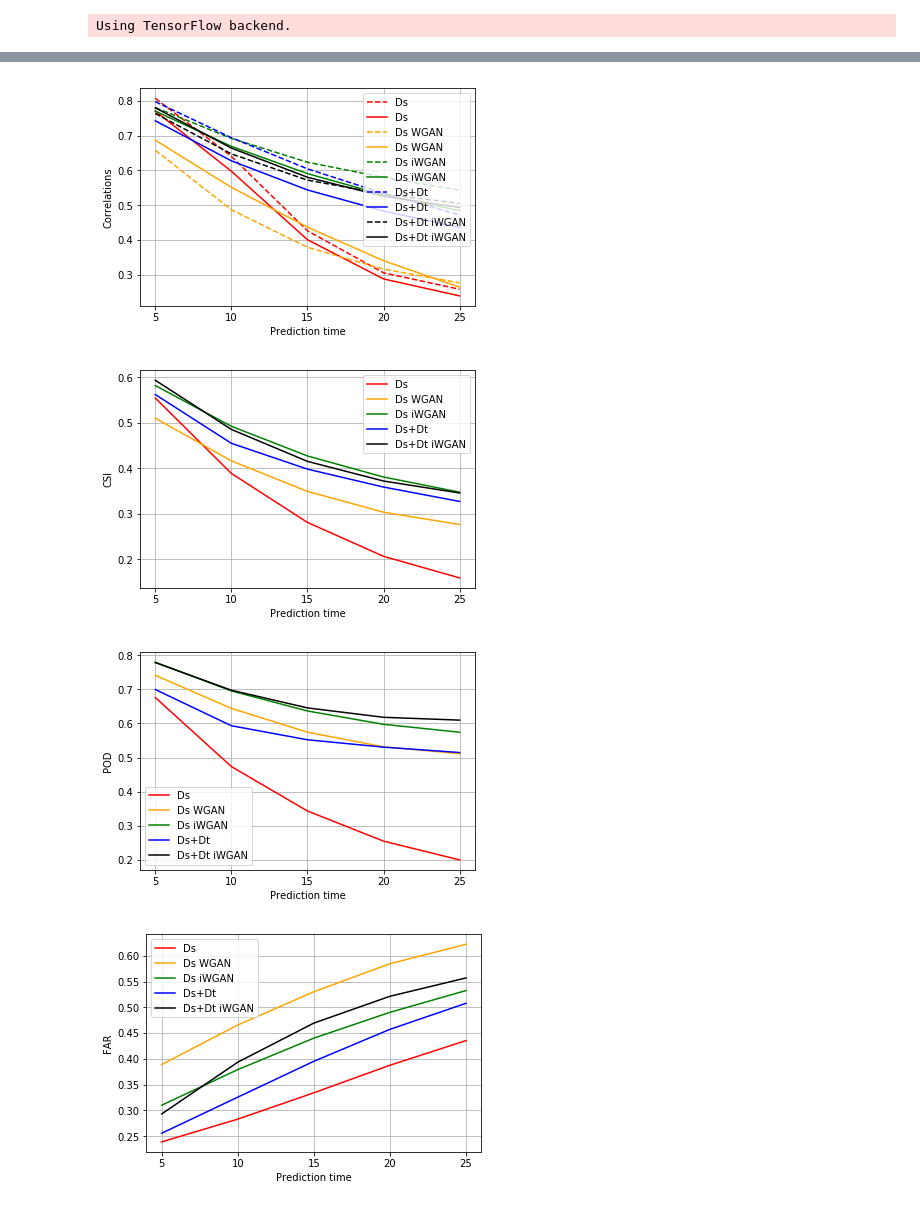
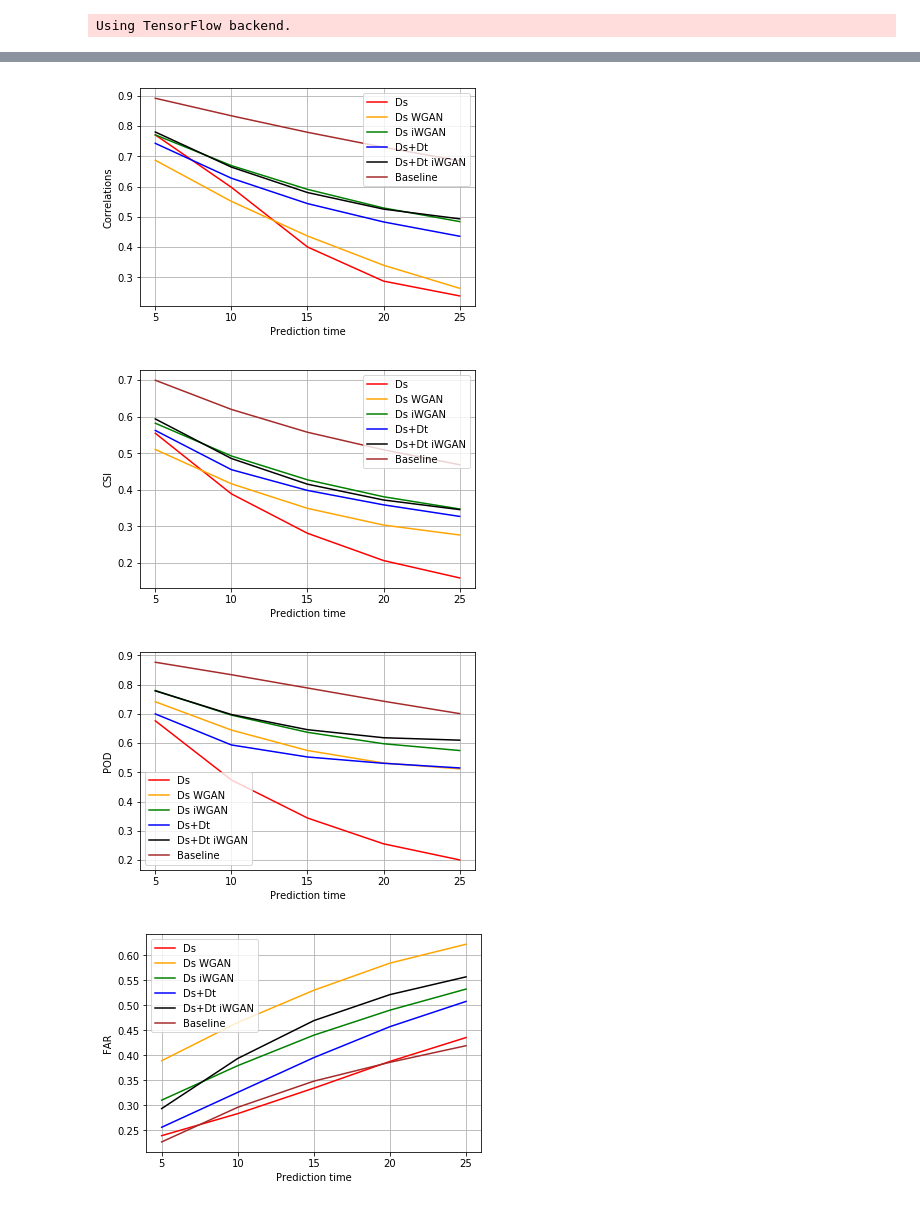
Before and after one commit to pkicsiny/ADL4CV_project, a Jupyter notebook: Result evaluations.ipynb, the cells around one changed output, grey strips where cells are left out. Saved outputs shown, nothing was run; the diff lists cells and outputs as text; code cells hidden in the pictures.

Commit message:
add baseline model comparison

```diff
--- a/Result evaluations.ipynb
+++ b/Result evaluations.ipynb
@@ -47,29 +53,32 @@ for model in scores.keys():
 n = 5
 # %%
 fig, ax1 = plt.subplots(1,1)
-ax1.plot(result["sgan_2-1"].reset_index()["corr_to_input"][:n], label="Ds", linestyle='--',c="r")
+#ax1.plot(result["sgan_2-1"].reset_index()["corr_to_input"][:n], label="Ds", linestyle='--',c="r")
 ax1.plot(result["sgan_2-1"].reset_index()["corr_to_truth"][:n], label="Ds", c="red")
 
-ax1.plot(result["sgan_2-1_w"].reset_index()["corr_to_input"][:n], label="Ds WGAN", linestyle='--',c="orange")
+#ax1.plot(result["sgan_2-1_w"].reset_index()["corr_to_input"][:n], label="Ds WGAN", linestyle='--',c="orange")
 ax1.plot(result["sgan_2-1_w"].reset_index()["corr_to_truth"][:n], label="Ds WGAN", c="orange")
 
-ax1.plot(result["sgan_2-1_iw"].reset_index()["corr_to_input"][:n], label="Ds iWGAN", linestyle='--',c="g")
+#ax1.plot(result["sgan_2-1_iw"].reset_index()["corr_to_input"][:n], label="Ds iWGAN", linestyle='--',c="g")
 ax1.plot(result["sgan_2-1_iw"].reset_index()["corr_to_truth"][:n], label="Ds iWGAN", c="green")
 
-ax1.plot(result["tgan_2-1"].reset_index()["corr_to_input"][:n], label="Ds+Dt", linestyle='--',c="b")
+#ax1.plot(result["tgan_2-1"].reset_index()["corr_to_input"][:n], label="Ds+Dt", linestyle='--',c="b")
 ax1.plot(result["tgan_2-1"].reset_index()["corr_to_truth"][:n], label="Ds+Dt", c="blue")
 
-ax1.plot(result["tgan_2-1_iw"].reset_index()["corr_to_input"][:n], label="Ds+Dt iWGAN", linestyle='--',c="k")
+#ax1.plot(result["tgan_2-1_iw"].reset_index()["corr_to_input"][:n], label="Ds+Dt iWGAN", linestyle='--',c="k")
 ax1.plot(result["tgan_2-1_iw"].reset_index()["corr_to_truth"][:n], label="Ds+Dt iWGAN", c="black")
+
+#ax1.plot(result["baseline_2-1"].reset_index()["corr_to_input"][:n], label="Baseline", linestyle='--',c="k")
+ax1.plot(result["baseline_2-1"].reset_index()["corr_to_truth"][:n], label="Baseline", c="brown")
 ax1.grid()
 plt.xticks(np.arange(0, n, 1))
 ax1.set_xticklabels(list(map(str,5*np.arange(0,len(result['sgan_2-1']))+5)))
 ax1.set_xlabel("Prediction time")
 ax1.set_ylabel("Correlations")
 ax1.legend(loc="upper right")
 plt.savefig("input_intensity_corrs")
 # %% [output]
-[figure, old version]
+[figure, new version]
 # %%
 fig, ax2 = plt.subplots(1,1)
 ax2.plot(result["sgan_2-1"].reset_index()["csi"][:n], label="Ds",c="r")
@@ -77,6 +86,7 @@ ax2.plot(result["sgan_2-1_w"].reset_index()["csi"][:n], label="Ds WGAN",c="orang
 ax2.plot(result["sgan_2-1_iw"].reset_index()["csi"][:n], label="Ds iWGAN",c="g")
 ax2.plot(result["tgan_2-1"].reset_index()["csi"][:n], label="Ds+Dt",c="b")
 ax2.plot(result["tgan_2-1_iw"].reset_index()["csi"][:n], label="Ds+Dt iWGAN",c="k")
+ax2.plot(result["baseline_2-1"].reset_index()["csi"][:n], label="Baseline",c="brown")
 
 ax2.set_xlabel("Prediction time")
 ax2.set_ylabel("CSI")
@@ -86,7 +96,7 @@ ax2.set_xticklabels(list(map(str,5*np.arange(0,len(result['sgan_2-1']))+5)))
 ax2.legend()
 plt.savefig("csi")
 # %% [output]
-[figure, old version]
+[figure, new version]
 # %%
 fig, ax2 = plt.subplots(1,1)
 ax2.plot(result["sgan_2-1"].reset_index()["pod"][:n], label="Ds",c="r")
@@ -94,6 +104,7 @@ ax2.plot(result["sgan_2-1_w"].reset_index()["pod"][:n], label="Ds WGAN",c="orang
 ax2.plot(result["sgan_2-1_iw"].reset_index()["pod"][:n], label="Ds iWGAN",c="g")
 ax2.plot(result["tgan_2-1"].reset_index()["pod"][:n], label="Ds+Dt",c="b")
 ax2.plot(result["tgan_2-1_iw"].reset_index()["pod"][:n], label="Ds+Dt iWGAN",c="k")
+ax2.plot(result["baseline_2-1"].reset_index()["pod"][:n], label="Baseline",c="brown")
 
 ax2.set_xlabel("Prediction time")
 ax2.set_ylabel("POD")
@@ -103,7 +114,7 @@ ax2.set_xticklabels(list(map(str,5*np.arange(0,len(result['sgan_2-1']))+5)))
 ax2.legend()
 plt.savefig("pod")
 # %% [output]
-[figure, old version]
+[figure, new version]
 # %%
 fig, ax2 = plt.subplots(1,1)
 ax2.plot(result["sgan_2-1"].reset_index()["far"][:n], label="Ds",c="r")
@@ -111,6 +122,7 @@ ax2.plot(result["sgan_2-1_w"].reset_index()["far"][:n], label="Ds WGAN",c="orang
 ax2.plot(result["sgan_2-1_iw"].reset_index()["far"][:n], label="Ds iWGAN",c="g")
 ax2.plot(result["tgan_2-1"].reset_index()["far"][:n], label="Ds+Dt",c="b")
 ax2.plot(result["tgan_2-1_iw"].reset_index()["far"][:n], label="Ds+Dt iWGAN",c="k")
+ax2.plot(result["baseline_2-1"].reset_index()["far"][:n], label="Baseline",c="brown")
 
 ax2.set_xlabel("Prediction time")
 ax2.set_ylabel("FAR")
@@ -120,4 +132,4 @@ ax2.set_xticklabels(list(map(str,5*np.arange(0,len(result['sgan_2-1']))+5)))
 ax2.legend()
 plt.savefig("far")
 # %% [output]
-[figure, old version]
+[figure, new version]
```
Also changed, not shown: parts of 4 cells of this notebook, 16 other files.
